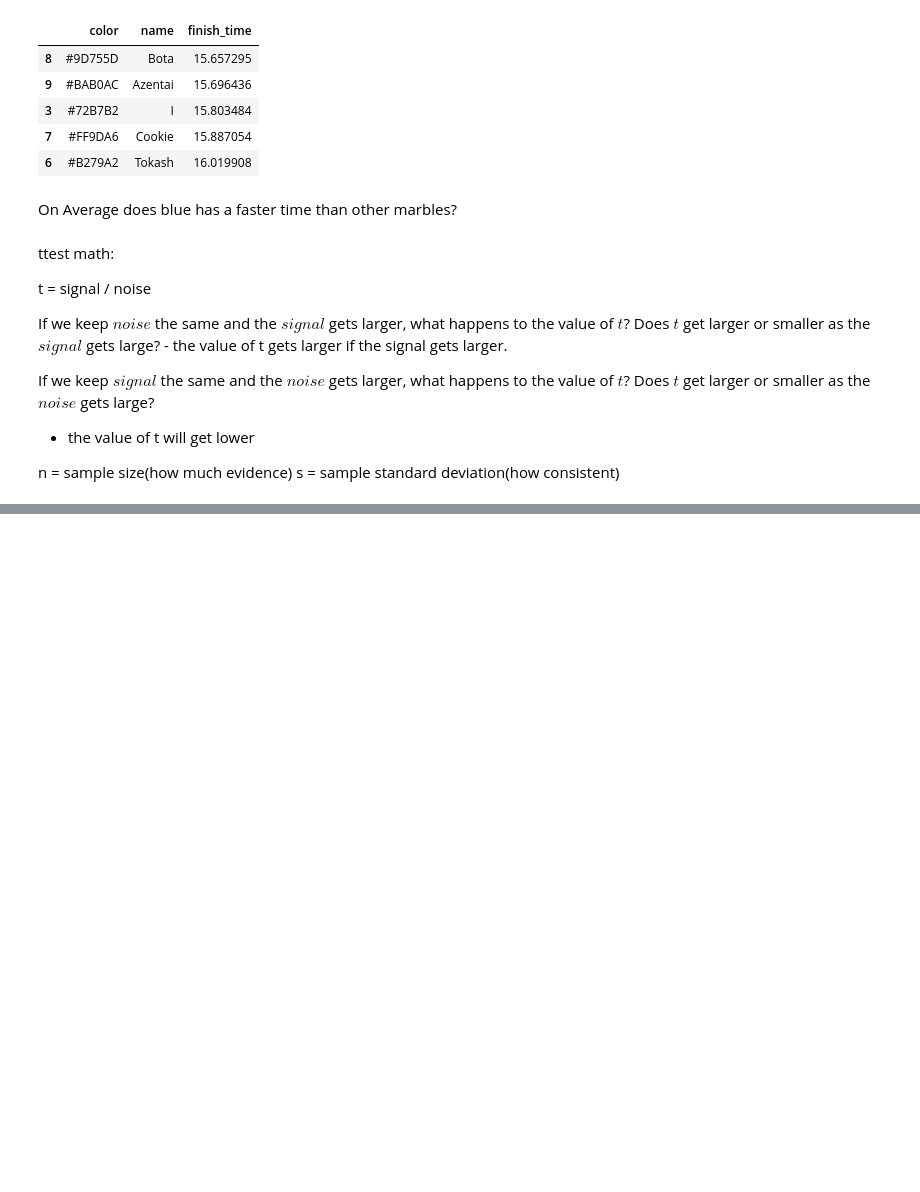
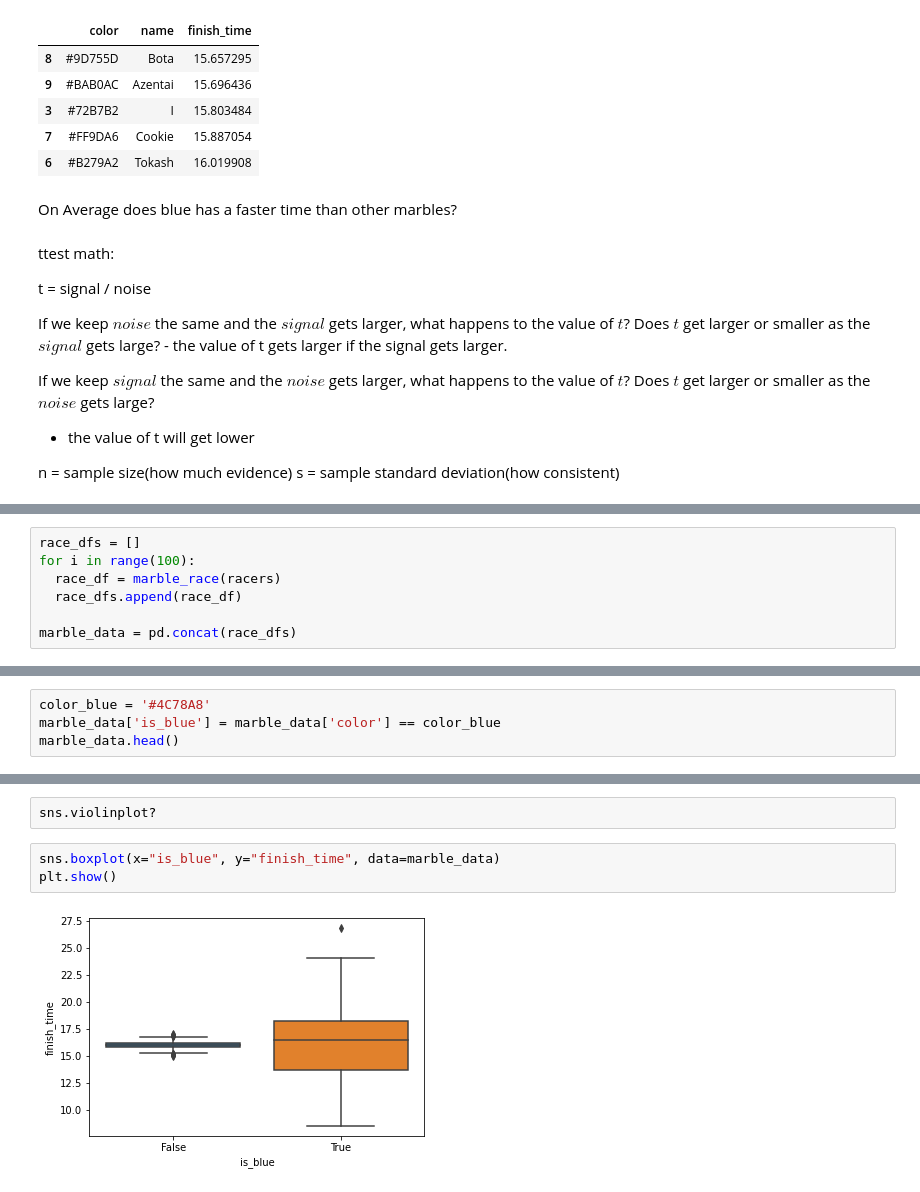
Before and after one commit to ai-ml-science/Gaukhar, a Jupyter notebook: ttest_marble_race.ipynb, the cells around one changed output, grey strips where cells are left out. Cells and saved outputs as stored; diff of their text form; blank space fills up the shorter version.

```diff
--- a/ttest_marble_race.ipynb
+++ b/ttest_marble_race.ipynb
@@ -263,0 +266,7 @@ s = sample standard deviation(how consistent)
+# %%
+race_dfs = []
+for i in range(100):
+  race_df = marble_race(racers)
+  race_dfs.append(race_df)
+
+marble_data = pd.concat(race_dfs)
@@ -263,0 +308,4 @@ s = sample standard deviation(how consistent)
+# %%
+color_blue = '#4C78A8'
+marble_data['is_blue'] = marble_data['color'] == color_blue
+marble_data.head()
@@ -263,0 +319,7 @@ s = sample standard deviation(how consistent)
+# %%
+sns.violinplot?
+# %%
+sns.boxplot(x="is_blue", y="finish_time", data=marble_data)
+plt.show()
+# %% [output]
+[figure, added]
```
Also changed, not shown: parts of 6 cells of this notebook.
